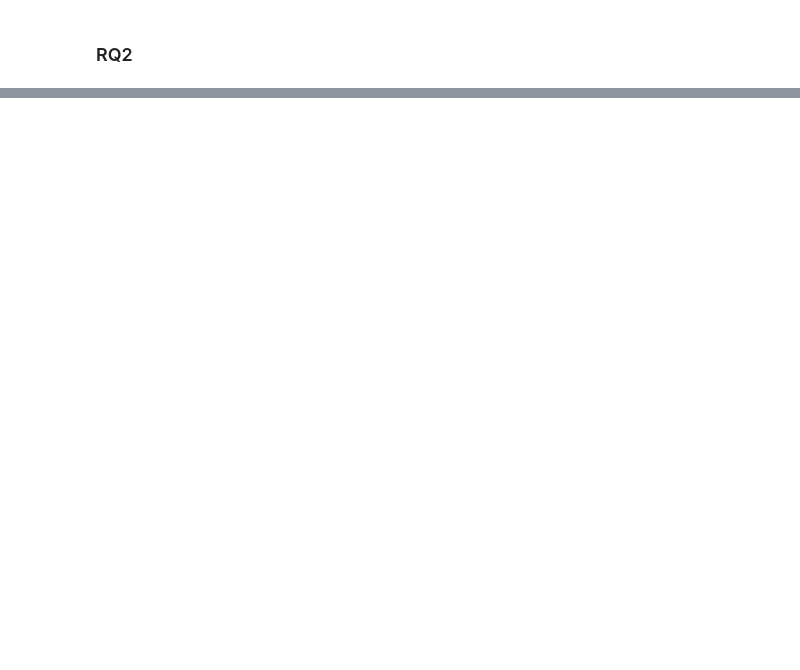
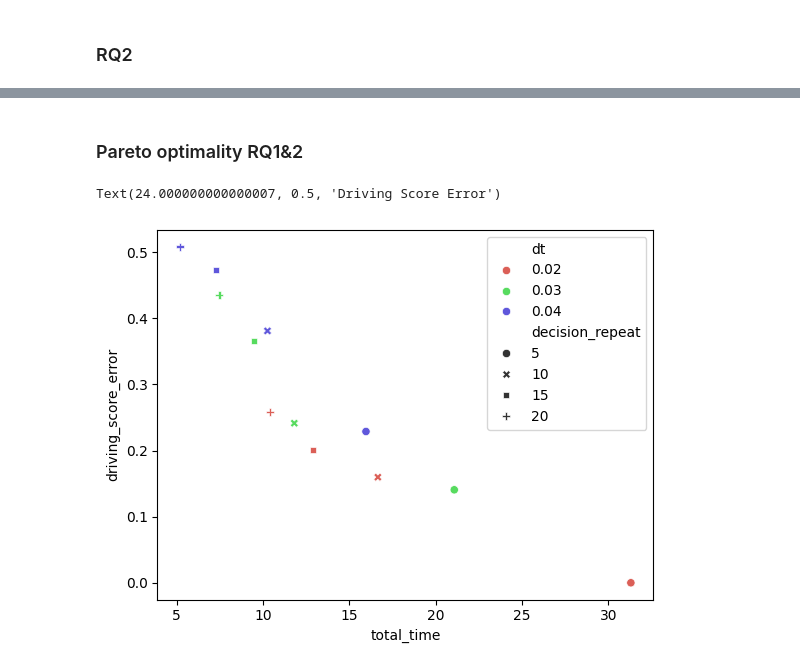
Before and after one commit to olek-osikowicz/metadrive, a Jupyter notebook: olek/analyze_rq1_rq2.ipynb, the cells around one changed output, grey strips where cells are left out. Saved outputs shown, nothing was run; the diff lists cells and outputs as text; code cells hidden in the pictures; blank space fills up the shorter version.

Commit message:
Add pareto optimatlity figure

```diff
--- a/olek/analyze_rq1_rq2.ipynb
+++ b/olek/analyze_rq1_rq2.ipynb
@@ -176,0 +175,17 @@ Text(0, 0.5, 'Driving Score Error')
+# %% [markdown]
+### Pareto optimality RQ1&2
+# %%
+eax = sns.scatterplot(
+    agg,
+    x="total_time",
+    y="driving_score_error",
+    style="decision_repeat",
+    hue="dt",
+    palette=palette,
+)
+
+ax.set_xlabel("System time [s]")
+ax.set_ylabel("Driving Score Error")
+# %% [output]
+Text(24.000000000000007, 0.5, 'Driving Score Error')
+[figure, added]
```
Also changed, not shown: parts of 5 cells of this notebook.
